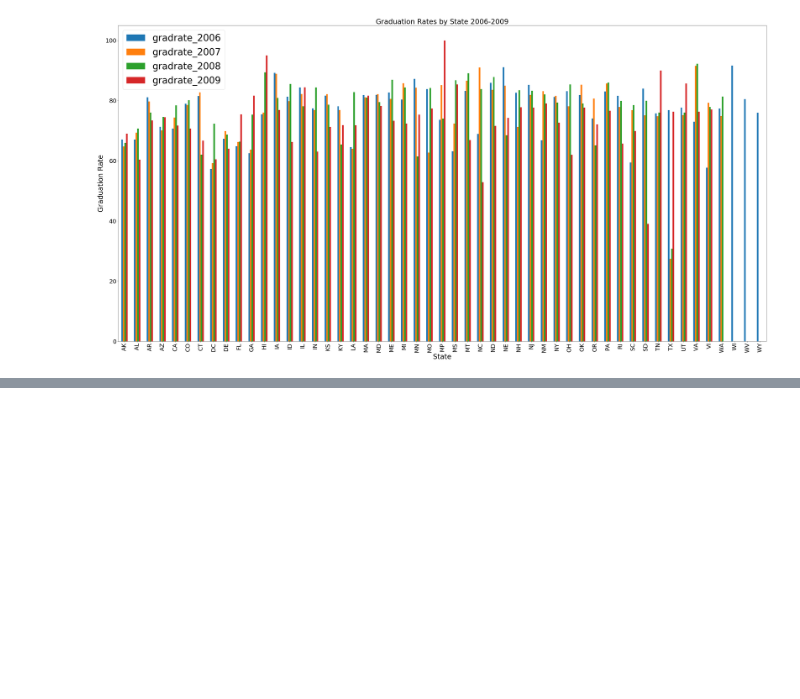
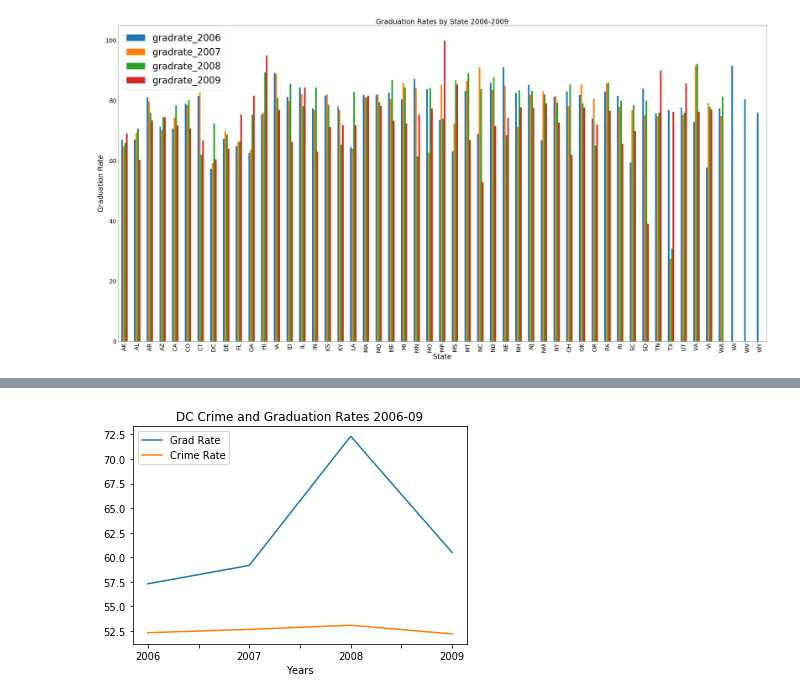
Before and after one commit to klcurtiss/Project1work, a Jupyter notebook: AP Project 1.ipynb, the cells around one changed output, grey strips where cells are left out. Cells and saved outputs as stored; diff of their text form; code cells hidden in the pictures; blank space fills up the shorter version.

```diff
--- a/AP Project 1.ipynb
+++ b/AP Project 1.ipynb
@@ -608,0 +627,9 @@ plt.show()
+# %%
+DC_grads_crime = {'Years': ['2006','2007', '2008', '2009'],
+            'Grad Rate': [57.3,59.175,72.319,60.4818],
+            'Crime Rate': [52.3247,52.6628,53.0848,52.2016]
+        }
+
+DC_grads_crime_df = pd.DataFrame(DC_grads_crime, columns = ['Years','Grad Rate','Crime Rate'])
+
+DC_grads_crime_df
@@ -608,0 +642,9 @@ plt.show()
+# %%
+#Graphing DC Crime Rates and Grad Rates
+DC_grads_crime_df.plot(x ='Years', y=['Grad Rate','Crime Rate'], kind = 'line')
+
+#DC_grads_crime_df.plot(x ='Grad Rate', y='Crime Rate', kind = 'bar')
+plt.title('DC Crime and Graduation Rates 2006-09')
+plt.show()
+# %% [output]
+[figure, added]
```
Also changed, not shown: parts of 7 cells of this notebook.
